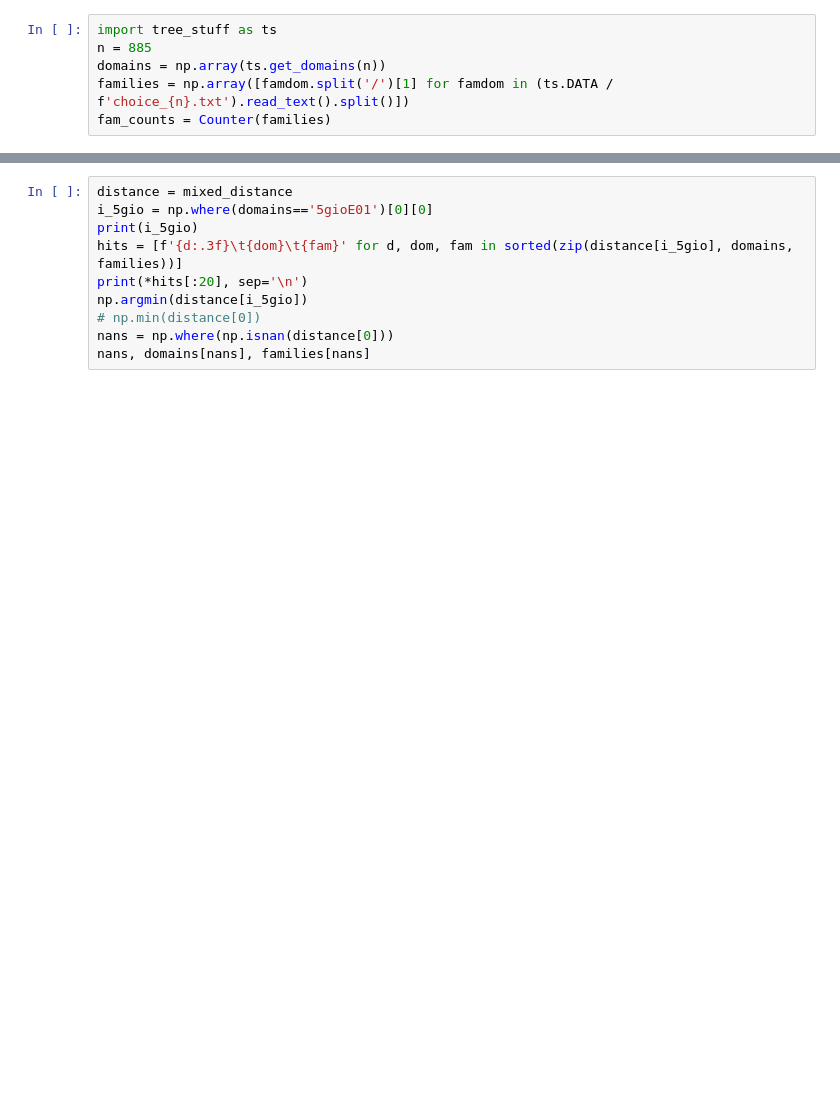
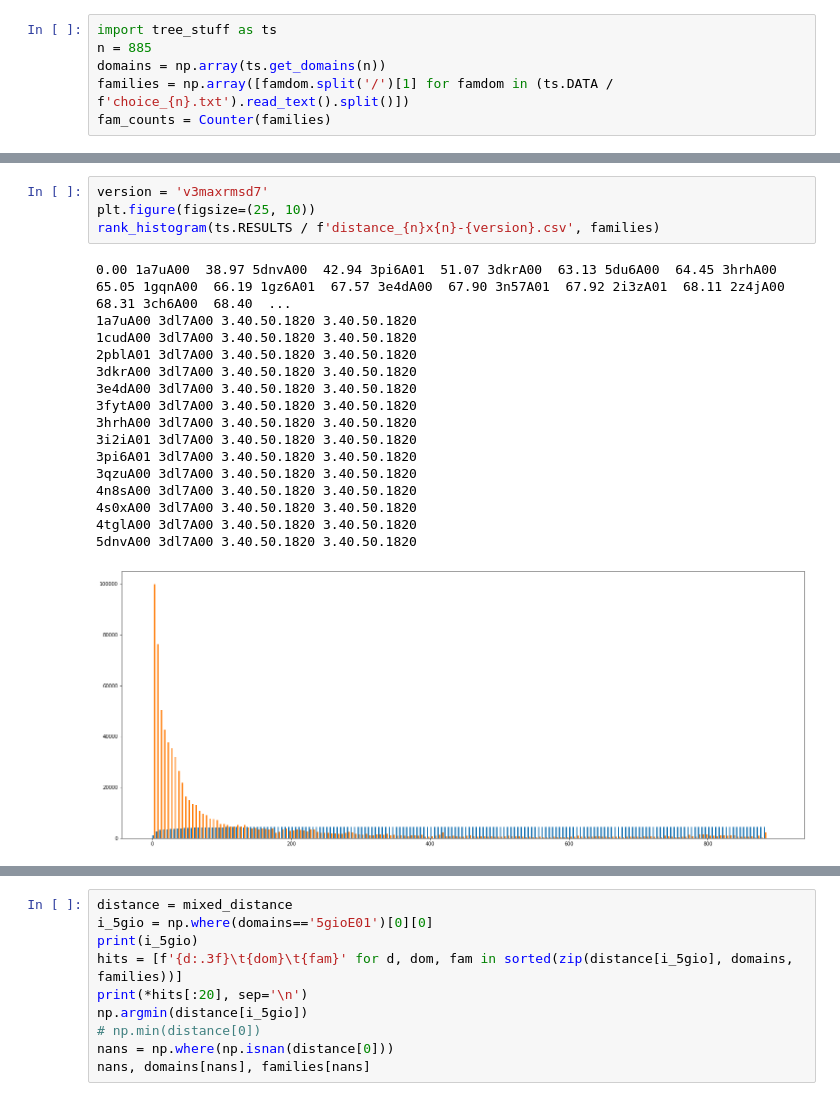
Before and after one commit to sb-ncbr/overprot, a Jupyter notebook: OverProt/working_scripts/trees_stuff.ipynb, the cells around one changed output, grey strips where cells are left out. Cells and saved outputs as stored; diff of their text form; blank space fills up the shorter version.

```diff
--- a/OverProt/working_scripts/trees_stuff.ipynb
+++ b/OverProt/working_scripts/trees_stuff.ipynb
@@ -77,0 +212,21 @@ sop-maxrmsd7*exp20      0.0746  0.0441  0.0271  0.0102
+# %%
+version = 'v3maxrmsd7'
+plt.figure(figsize=(25, 10))
+rank_histogram(ts.RESULTS / f'distance_{n}x{n}-{version}.csv', families)
+# %% [output]
+0.00 1a7uA00  38.97 5dnvA00  42.94 3pi6A01  51.07 3dkrA00  63.13 5du6A00  64.45 3hrhA00  65.05 1gqnA00  66.19 1gz6A01  67.57 3e4dA00  67.90 3n57A01  67.92 2i3zA01  68.11 2z4jA00  68.31 3ch6A00  68.40  ...
+1a7uA00 3dl7A00 3.40.50.1820 3.40.50.1820
+1cudA00 3dl7A00 3.40.50.1820 3.40.50.1820
+2pblA01 3dl7A00 3.40.50.1820 3.40.50.1820
+3dkrA00 3dl7A00 3.40.50.1820 3.40.50.1820
+3e4dA00 3dl7A00 3.40.50.1820 3.40.50.1820
+3fytA00 3dl7A00 3.40.50.1820 3.40.50.1820
+3hrhA00 3dl7A00 3.40.50.1820 3.40.50.1820
+3i2iA01 3dl7A00 3.40.50.1820 3.40.50.1820
+3pi6A01 3dl7A00 3.40.50.1820 3.40.50.1820
+3qzuA00 3dl7A00 3.40.50.1820 3.40.50.1820
+4n8sA00 3dl7A00 3.40.50.1820 3.40.50.1820
+4s0xA00 3dl7A00 3.40.50.1820 3.40.50.1820
+4tglA00 3dl7A00 3.40.50.1820 3.40.50.1820
+5dnvA00 3dl7A00 3.40.50.1820 3.40.50.1820
+[figure, added]
```
Also changed, not shown: parts of 12 cells of this notebook, 7 other files.
